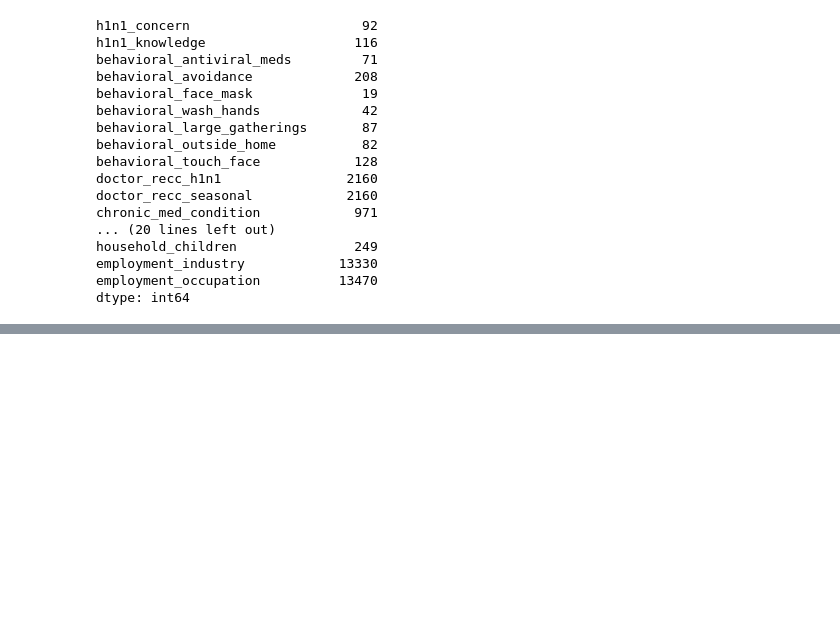
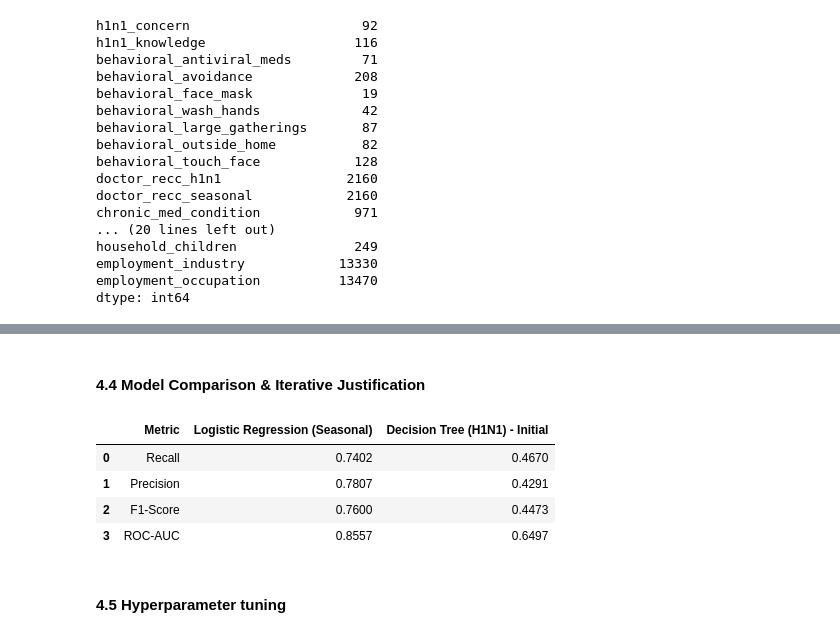
Before and after one commit to MutwiriC/flu-shot-vaccine-prediction, a Jupyter notebook: notebooks/01_eda.ipynb, the cells around one changed output, grey strips where cells are left out. Drawn from its saved outputs; the diff is of its cells as text; code cells hidden in the pictures; blank space fills up the shorter version.

```diff
--- a/notebooks/01_eda.ipynb
+++ b/notebooks/01_eda.ipynb
@@ -285,0 +323,4 @@ X_train, X_test, y_train, y_test = train_test_split(
+# %%
+
+# Train the model
+logistic_pipeline_seasonal.fit(X_train_seasonal, y_train_seasonal)
@@ -348,0 +432,20 @@ Tree Test missing:      0
+# %%
+# Evaluation
+print("PERFORMANCE METRICS (Initial Untuned Tree)")
+
+tn, fp, fn, tp = confusion_matrix(y_test_h1n1, y_pred_tree).ravel()
+recall_tree = tp / (tp + fn) if (tp + fn) > 0 else 0
+precision_tree = tp / (tp + fp) if (tp + fp) > 0 else 0
+f1_tree = 2 * (precision_tree * recall_tree) / (precision_tree + recall_tree) if (precision_tree + recall_tree) > 0 else 0
+roc_auc_tree = roc_auc_score(y_test_h1n1, y_pred_proba_tree)
+
+print(f"\nPrimary Metric - RECALL: {recall_tree:.4f}")
+print(f"Secondary Metrics:")
+print(f"  - Precision: {precision_tree:.4f}")
+print(f"  - F1-Score: {f1_tree:.4f}")
+print(f"  - ROC-AUC: {roc_auc_tree:.4f}")
+
+print("\n")
+print("CLASSIFICATION REPORT")
+print(classification_report(y_test_h1n1, y_pred_tree,
+                           target_names=['Vaccinated', 'Non-vaccinated']))
@@ -348,0 +471,18 @@ Tree Test missing:      0
+# %% [markdown]
+#### 4.4 Model Comparison & Iterative Justification
+# %%
+comparison_data = {
+    'Metric': ['Recall', 'Precision', 'F1-Score', 'ROC-AUC'],
+    'Logistic Regression (Seasonal)': [recall, precision, f1, roc_auc],
+    'Decision Tree (H1N1) - Initial': [recall_tree, precision_tree, f1_tree, roc_auc_tree]
+}
+comparison_df = pd.DataFrame(comparison_data).round(4)
+comparison_df
+# %% [output]
+|  | Metric | Logistic Regression (Seasonal) | Decision Tree (H1N1) - Initial |
+| 0 | Recall | 0.7402 | 0.4670 |
+| 1 | Precision | 0.7807 | 0.4291 |
+| 2 | F1-Score | 0.7600 | 0.4473 |
+| 3 | ROC-AUC | 0.8557 | 0.6497 |
+# %% [markdown]
+#### 4.5 Hyperparameter tuning
```
Also changed, not shown: parts of 37 cells of this notebook, 1 other file.
